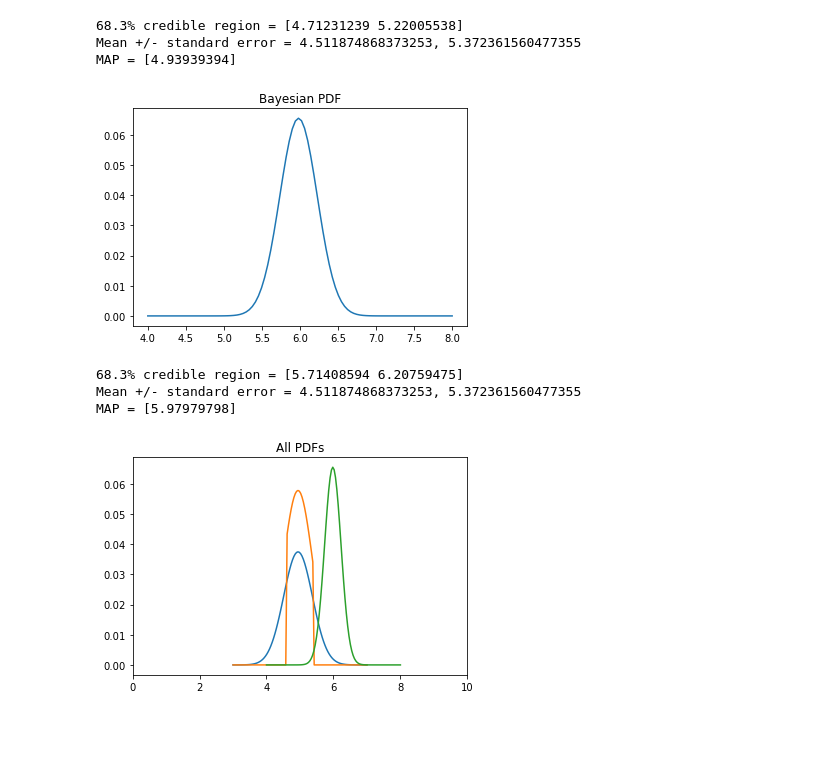
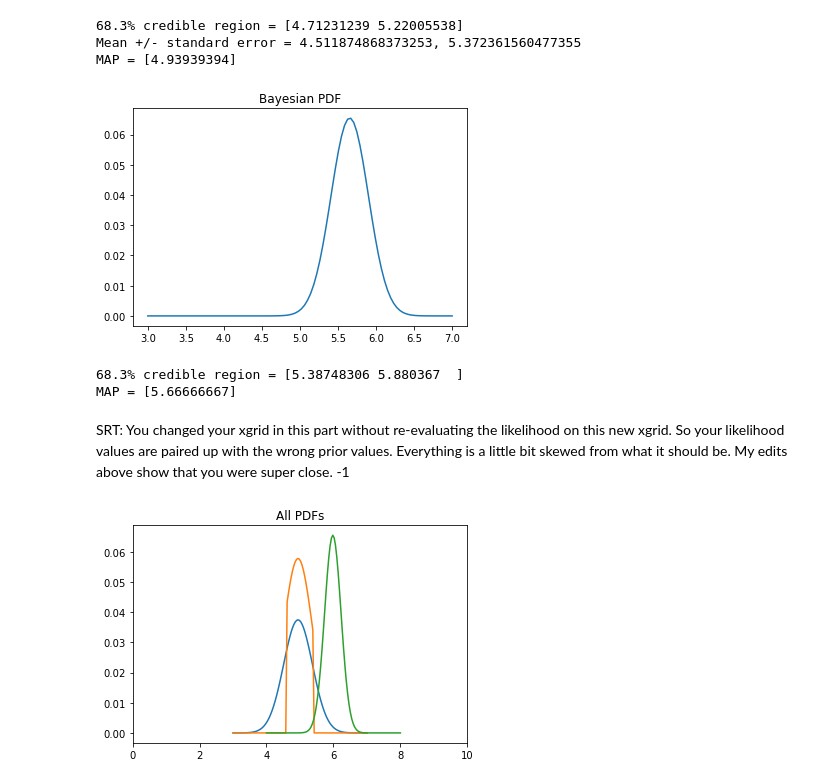
Before and after one commit to dgerosa/astrostatistics_bicocca_2023, a Jupyter notebook: coursework/student_folders/keshawn_ivory/hw4_KeShawnIvory.ipynb, the cells around one changed output. Drawn from its saved outputs; the diff is of its cells as text; code cells hidden in the pictures; blank space fills up the shorter version.

```diff
--- a/coursework/student_folders/keshawn_ivory/hw4_KeShawnIvory.ipynb
+++ b/coursework/student_folders/keshawn_ivory/hw4_KeShawnIvory.ipynb
@@ -118,26 +125,27 @@ Mean +/- standard error = 4.511874868373253, 5.372361560477355
 MAP = [4.93939394]
 # %%
 #6
-xgrid2= np.linspace(4,8,100)
-prior3= scipy.stats.norm(6,.3).pdf(xgrid2)
+#xgrid2= np.linspace(4,8,100)
+prior3= scipy.stats.norm(6,.3).pdf(xgrid)
 #pdf
 xppdf3= xpdf*prior3
 xppdf3= Pnorm(xppdf3,dm)
 
-plt.plot(xgrid2,xppdf3)
+plt.plot(xgrid,xppdf3)
 plt.title('Bayesian PDF')
 plt.show()
 
 xppdfcumu3= np.cumsum(xppdf3)
-limits3= np.interp([.1585,.8415],xppdfcumu3,xgrid2)
+limits3= np.interp([.1585,.8415],xppdfcumu3,xgrid)
 print('68.3% credible region = '+str(limits3))
-print('Mean +/- standard error = '+str(smean-ssigma)+ ', ' + str(smean+ssigma))
-print('MAP = '+str(xgrid2[np.nonzero(xppdf3==np.amax(xppdf3))]))
+#print('Mean +/- standard error = '+str(smean-ssigma)+ ', ' + str(smean+ssigma))
+print('MAP = '+str(xgrid[np.nonzero(xppdf3==np.amax(xppdf3))]))
 # %% [output]
-[figure, old version]
+[figure, new version]
-68.3% credible region = [5.71408594 6.20759475]
-Mean +/- standard error = 4.511874868373253, 5.372361560477355
-MAP = [5.97979798]
+68.3% credible region = [5.38748306 5.880367  ]
+MAP = [5.66666667]
+# %% [markdown]
+SRT: You changed your xgrid in this part without re-evaluating the likelihood on this new xgrid. So your likelihood values are paired up with the wrong prior values. Everything is a little bit skewed from what it should be. My edits above show that you were super close. -1
 # %%
 #7
 plt.plot(xgrid,xppdf)
```
Also changed, not shown: parts of 8 cells of this notebook.
